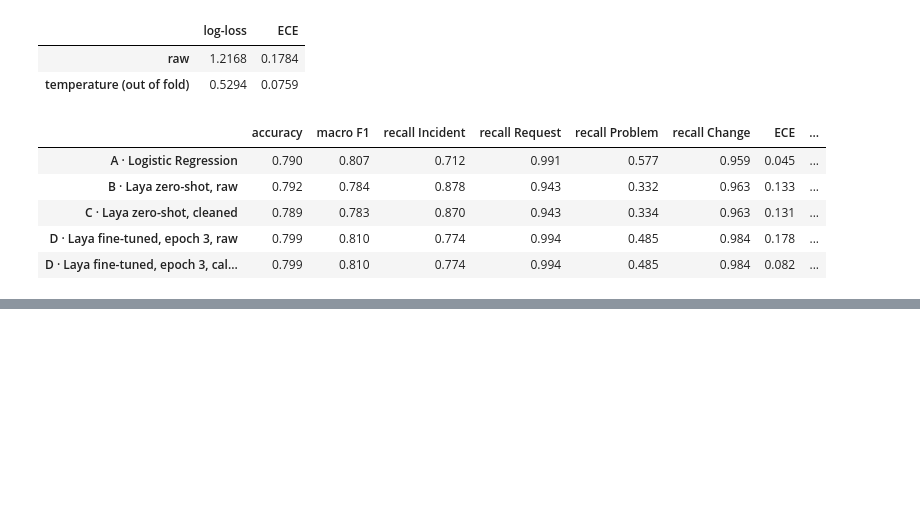
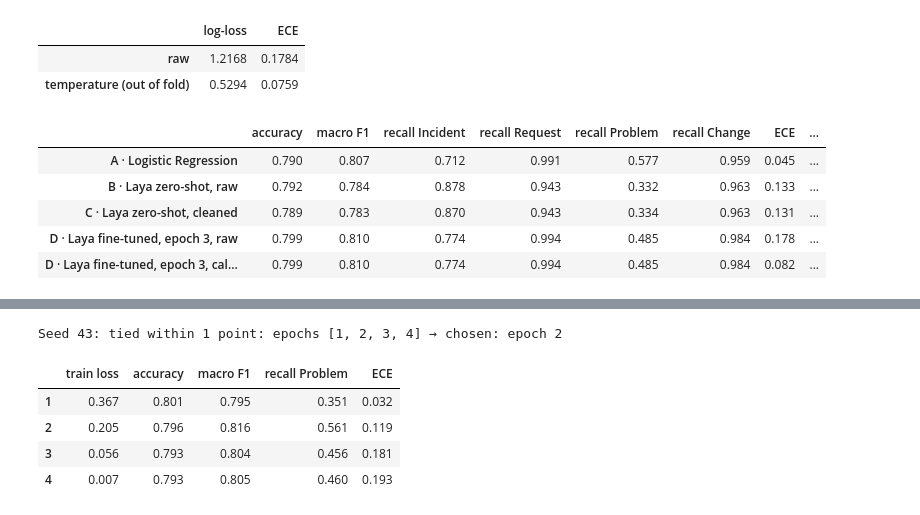
Before and after one commit to karthikiyer365/Live, a Jupyter notebook: laya-discover/laya_classifier.ipynb, the cells around one changed output, grey strips where cells are left out. Saved outputs shown, nothing was run; the diff lists cells and outputs as text; code cells hidden in the pictures; blank space fills up the shorter version.

```diff
--- a/laya-discover/laya_classifier.ipynb
+++ b/laya-discover/laya_classifier.ipynb
@@ -375,0 +510,21 @@ Accuracy 79.9% vs 79.0% — **+0.9 points, inside the noise band: a tie so far.*
+# %%
+# Phase 6 (seed 43): epoch choice by the same rule, from the per-epoch validation files
+import re
+log43 = [l for l in Path("logs/arm_d_seed43.log").read_text().splitlines() if "EPOCH" in l]
+loss43 = {int(m[1]): float(m[2]) for m in (re.search(r"EPOCH (\d+) done .* avg loss ([\d.]+)", l) for l in log43)}
+val43 = {e: pd.read_csv(PRED_DIR / f"arm_d_seed43_epoch{e}_validation.csv") for e in loss43}
+for p in val43.values():
+    check_predictions(p, val)
+curve43 = pd.DataFrame({e: score(p) for e, p in val43.items()}).T
+curve43.insert(0, "train loss", pd.Series(loss43))
+tied43 = curve43[curve43["accuracy"] >= curve43["accuracy"].max() - TIE_TOLERANCE]
+CHOSEN_43 = int(tied43["macro F1"].idxmax())
+print(f"Seed 43: tied within 1 point: epochs {list(tied43.index)} → chosen: epoch {CHOSEN_43}")
+curve43[["train loss", "accuracy", "macro F1", "recall Problem", "ECE"]].round(3)
+# %% [output]
+Seed 43: tied within 1 point: epochs [1, 2, 3, 4] → chosen: epoch 2
+|  | train loss | accuracy | macro F1 | recall Problem | ECE |
+| 1 | 0.367 | 0.801 | 0.795 | 0.351 | 0.032 |
+| 2 | 0.205 | 0.796 | 0.816 | 0.561 | 0.119 |
+| 3 | 0.056 | 0.793 | 0.804 | 0.456 | 0.181 |
+| 4 | 0.007 | 0.793 | 0.805 | 0.460 | 0.193 |
```
Also changed, not shown: parts of 40 cells of this notebook, 20 other files.
